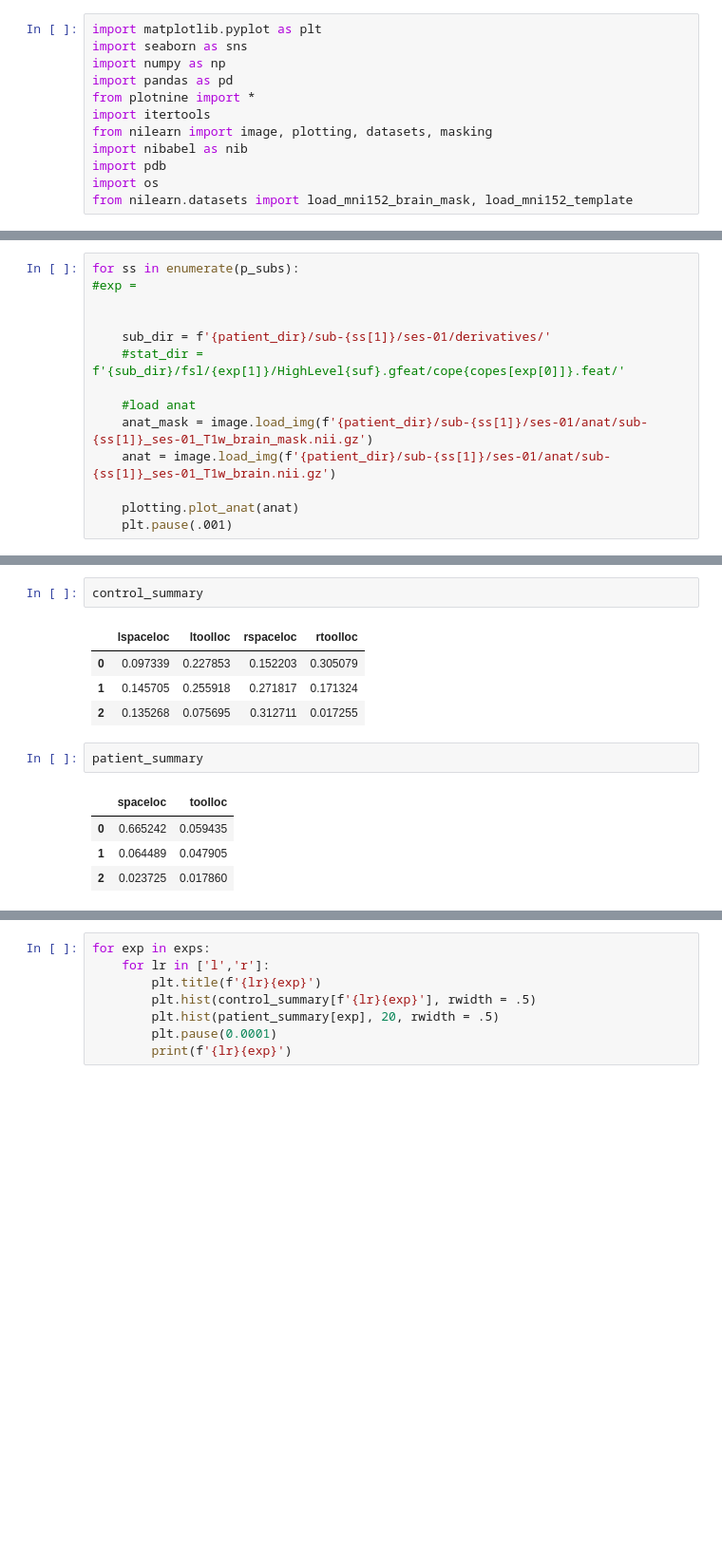
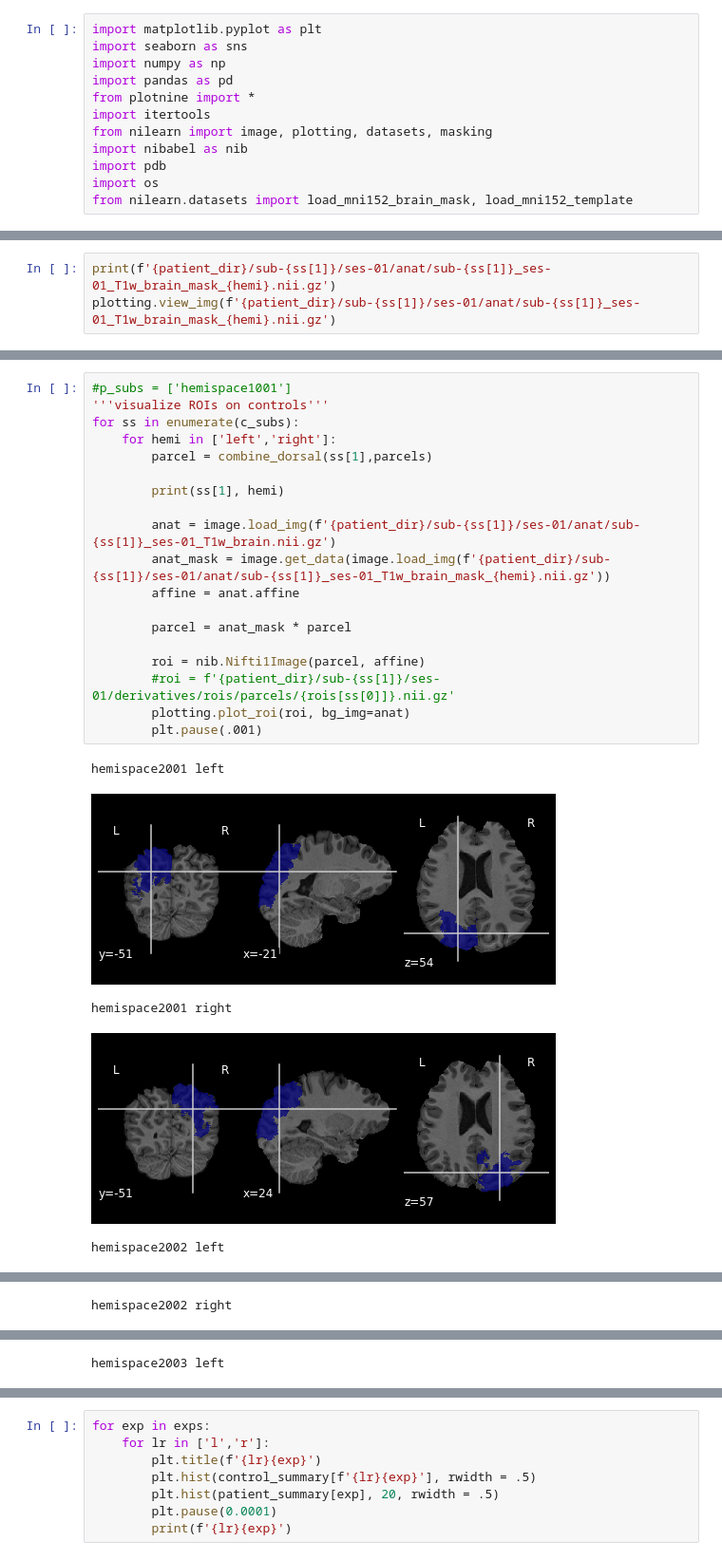
Before and after one commit to vayzenb/hemispace, a Jupyter notebook: visualize_hemi.ipynb, the cells around one changed output, grey strips where cells are left out. Shown at 95% size. Cells and saved outputs as stored; diff of their text form; blank space fills up the shorter version.

```diff
--- a/visualize_hemi.ipynb
+++ b/visualize_hemi.ipynb
@@ -69,15 +114,4 @@ for ss in enumerate(p_subs):
 # %%
-for ss in enumerate(p_subs):
-#exp =
-
-
-    sub_dir = f'{patient_dir}/sub-{ss[1]}/ses-01/derivatives/'
-    #stat_dir = f'{sub_dir}/fsl/{exp[1]}/HighLevel{suf}.gfeat/cope{copes[exp[0]]}.feat/'
-
-    #load anat
-    anat_mask = image.load_img(f'{patient_dir}/sub-{ss[1]}/ses-01/anat/sub-{ss[1]}_ses-01_T1w_brain_mask.nii.gz')
-    anat = image.load_img(f'{patient_dir}/sub-{ss[1]}/ses-01/anat/sub-{ss[1]}_ses-01_T1w_brain.nii.gz')
-
-    plotting.plot_anat(anat)
-    plt.pause(.001)
+print(f'{patient_dir}/sub-{ss[1]}/ses-01/anat/sub-{ss[1]}_ses-01_T1w_brain_mask_{hemi}.nii.gz')
+plotting.view_img(f'{patient_dir}/sub-{ss[1]}/ses-01/anat/sub-{ss[1]}_ses-01_T1w_brain_mask_{hemi}.nii.gz')
 # %% [output]
@@ -177,14 +120,25 @@ for exp in enumerate(exps):
-# %%
-control_summary
-# %% [output]
-|  | lspaceloc | ltoolloc | rspaceloc | rtoolloc |
-| 0 | 0.097339 | 0.227853 | 0.152203 | 0.305079 |
-| 1 | 0.145705 | 0.255918 | 0.271817 | 0.171324 |
-| 2 | 0.135268 | 0.075695 | 0.312711 | 0.017255 |
-# %%
-patient_summary
-# %% [output]
-|  | spaceloc | toolloc |
-| 0 | 0.665242 | 0.059435 |
-| 1 | 0.064489 | 0.047905 |
-| 2 | 0.023725 | 0.017860 |
+# %%
+#p_subs = ['hemispace1001']
+'''visualize ROIs on controls'''
+for ss in enumerate(c_subs):
+    for hemi in ['left','right']:
+        parcel = combine_dorsal(ss[1],parcels)
+
+        print(ss[1], hemi)
+
+        anat = image.load_img(f'{patient_dir}/sub-{ss[1]}/ses-01/anat/sub-{ss[1]}_ses-01_T1w_brain.nii.gz')
+        anat_mask = image.get_data(image.load_img(f'{patient_dir}/sub-{ss[1]}/ses-01/anat/sub-{ss[1]}_ses-01_T1w_brain_mask_{hemi}.nii.gz'))
+        affine = anat.affine
+
+        parcel = anat_mask * parcel
+
+        roi = nib.Nifti1Image(parcel, affine)
+        #roi = f'{patient_dir}/sub-{ss[1]}/ses-01/derivatives/rois/parcels/{rois[ss[0]]}.nii.gz'
+        plotting.plot_roi(roi, bg_img=anat)
+        plt.pause(.001)
+# %% [output]
+hemispace2001 left
+[figure, added]
+hemispace2001 right
+[figure, added]
+hemispace2002 left
@@ -190,0 +146 @@ patient_summary
+hemispace2002 right
@@ -190,0 +148 @@ patient_summary
+hemispace2003 left
```
Also changed, not shown: parts of 11 cells of this notebook, 32 other files.
